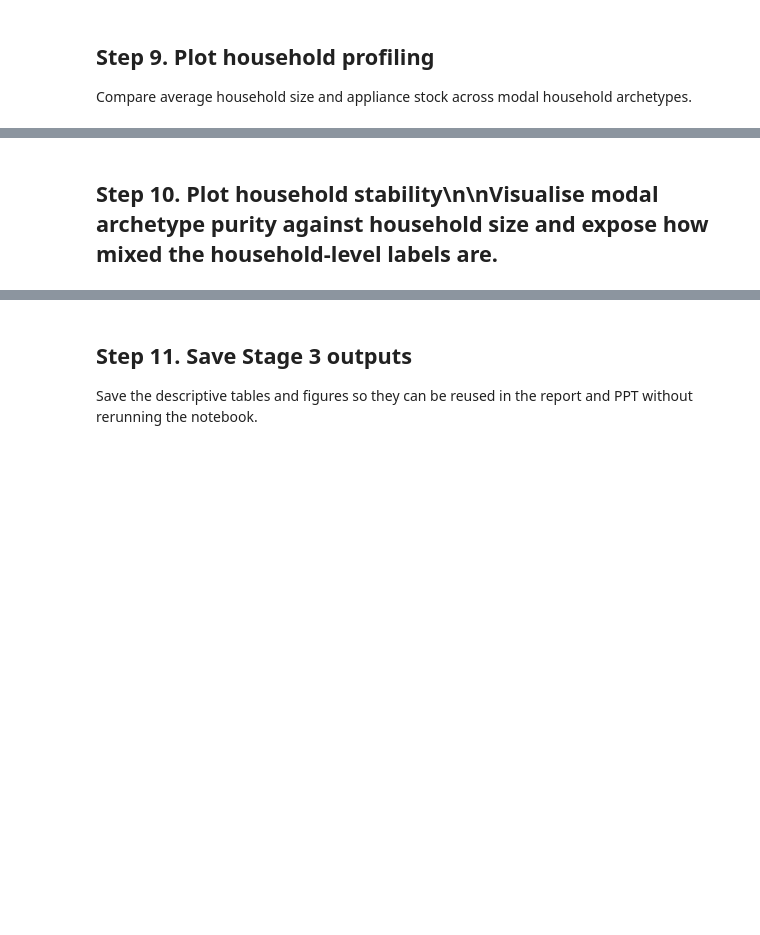
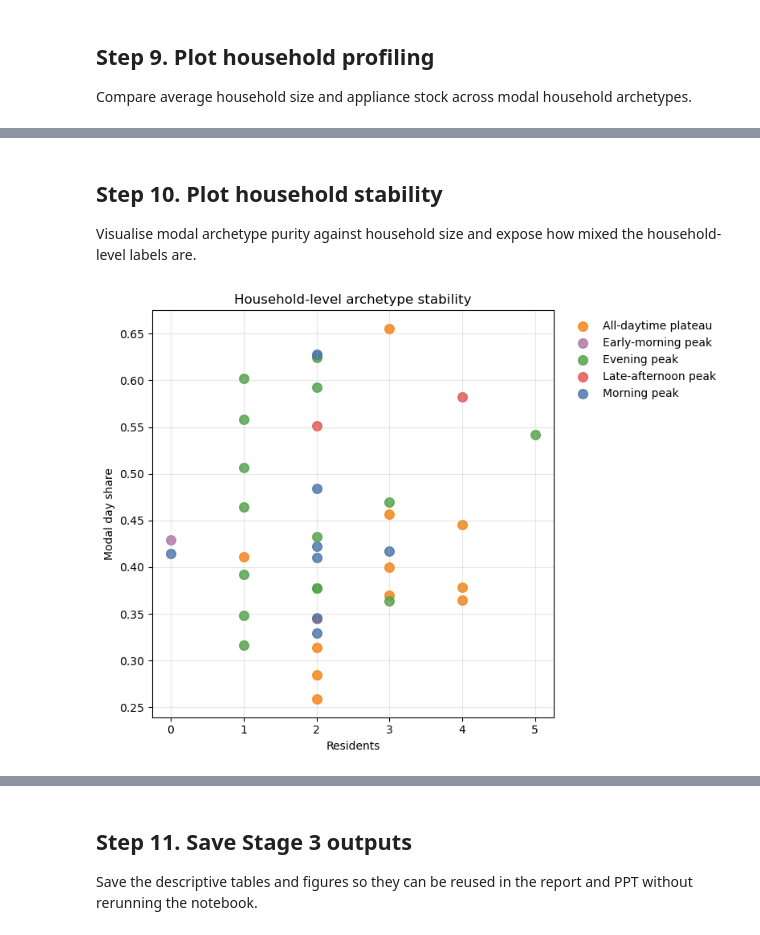
Before and after one commit to 5t5gojo/benv0115-IDEAL-analysis, a Jupyter notebook: script/0145_stage3_descriptive_analysis.ipynb, the cells around one changed output, grey strips where cells are left out. Drawn from its saved outputs; the diff is of its cells as text; code cells hidden in the pictures; blank space fills up the shorter version.

```diff
--- a/script/0145_stage3_descriptive_analysis.ipynb
+++ b/script/0145_stage3_descriptive_analysis.ipynb
@@ -157,16 +173,7 @@ home_mix['modal_day_share'] = home_mix['modal_days'] / home_mix['clustered_days'
 home_mix['n_observed_archetypes'] = (home_mix[archetype_cols] > 0).sum(axis=1)
 
 stability_df = home_mix.merge(
-    household_df[[
-        'homeid',
-        'household_modal_archetype',
-        'household_modal_archetype_name',
-        'residents',
-        'major_app_total',
-        'other_app_total',
-        'income_band',
-        'hometype',
-    ]],
+    household_df[['homeid', 'household_modal_archetype', 'household_modal_archetype_name', 'residents', 'major_app_total', 'other_app_total', 'income_band', 'hometype']],
     on='homeid',
     how='left',
 )
@@ -189,10 +196,7 @@ stability_summary_df = pd.concat([
         min_modal_day_share=('modal_day_share', 'min'),
         max_modal_day_share=('modal_day_share', 'max'),
         mean_n_observed_archetypes=('n_observed_archetypes', 'mean'),
-    ).reset_index().rename(columns={
-        'household_modal_archetype': 'daily_archetype',
-        'household_modal_archetype_name': 'scope',
-    }),
+    ).reset_index().rename(columns={'household_modal_archetype': 'daily_archetype', 'household_modal_archetype_name': 'scope'}),
 ], ignore_index=True, sort=False)
 
 stability_df.sort_values(['household_modal_archetype', 'homeid']).head(10)
@@ -276,29 +286,26 @@ plt.show()
 # %% [markdown]
-## Step 10. Plot household stability\n\nVisualise modal archetype purity against household size and expose how mixed the household-level labels are.
+## Step 10. Plot household stability
+
+Visualise modal archetype purity against household size and expose how mixed the household-level labels are.
 # %%
 fig_stability, ax_stability = plt.subplots(figsize=(8, 6))
 color_map = {
     'Morning peak': '#4C78A8',
     'All-daytime plateau': '#F58518',
     'Evening peak': '#54A24B',
     'Late-afternoon peak': '#E45756',
     'Early-morning peak': '#B279A2',
 }
 for archetype_name, group in stability_df.groupby('household_modal_archetype_name'):
-    ax_stability.scatter(
-        group['residents'],
-        group['modal_day_share'],
-        s=70,
-        alpha=0.85,
-        label=archetype_name,
-        color=color_map.get(archetype_name, '#666666'),
-    )
+    ax_stability.scatter(group['residents'], group['modal_day_share'], s=70, alpha=0.85, label=archetype_name, color=color_map.get(archetype_name, '#666666'))
 ax_stability.set_title('Household-level archetype stability')
 ax_stability.set_xlabel('Residents')
 ax_stability.set_ylabel('Modal day share')
 ax_stability.grid(alpha=0.3)
 ax_stability.legend(frameon=False, bbox_to_anchor=(1.02, 1), loc='upper left')
 plt.tight_layout()
 plt.show()
 
 stability_summary_df
+# %% [output]
+[figure, added]
```
Also changed, not shown: parts of 11 cells of this notebook, 2 other files.
